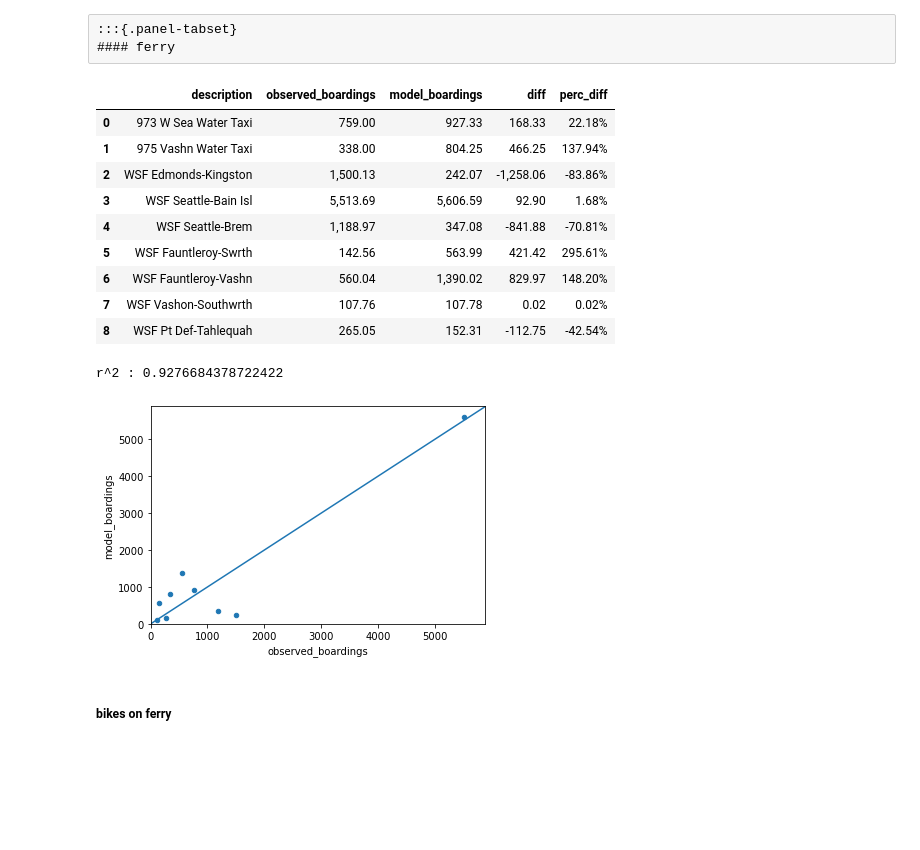
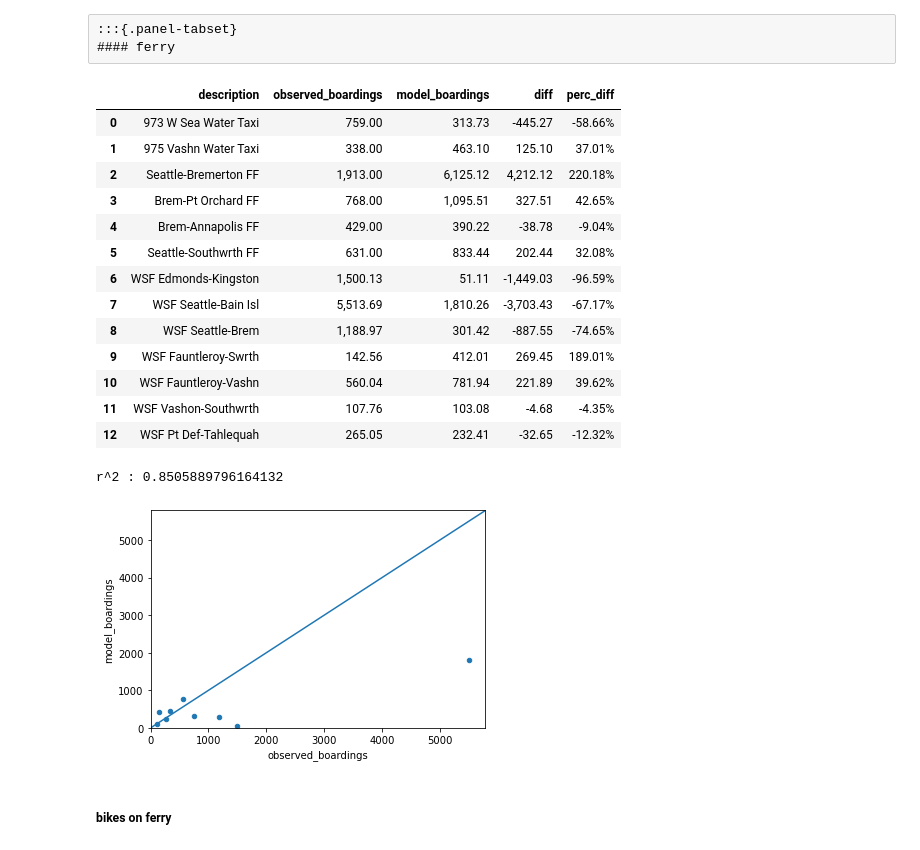
Before and after one commit to psrc/soundcast, a Jupyter notebook: scripts/summarize/validation_network/validation_scripts/transit_validation.ipynb, the cells around one changed output. Saved outputs shown, nothing was run; the diff lists cells and outputs as text; code cells hidden in the pictures; blank space fills up the shorter version.

```diff
--- a/scripts/summarize/validation_network/validation_scripts/transit_validation.ipynb
+++ b/scripts/summarize/validation_network/validation_scripts/transit_validation.ipynb
@@ -78,24 +78,28 @@ table_df
 # %%
 df_boarding_key = pd.read_csv(os.path.join(csv_path,'daily_boardings_key_routes.csv'), index_col='description')
 df_boarding_key[['observed_boardings','model_boardings']] = df_boarding_key[['observed_boardings','model_boardings']].astype('float')
 
-df = df_boarding_key[df_boarding_key['route_code'].isin([5001,5002,5003,5004,5005,5006,5007,1973,1975])].reset_index()
+df = df_boarding_key[df_boarding_key['route_code'].isin([4200,4201,4203,4204,5001,5002,5003,5004,5005,5006,5007,1973,1975])].reset_index()
 df.drop(['route_code','agency'], axis=1, inplace=True)
 
 df_table = df.copy()
 df_table[['perc_diff']] = df_table[['perc_diff']].applymap(format_percent)
 df_table
 # %% [output]
 |  | description | observed_boardings | model_boardings | diff | perc_diff |
-| 0 | 973 W Sea Water Taxi | 759.00 | 927.33 | 168.33 | 22.18% |
-| 1 | 975 Vashn Water Taxi | 338.00 | 804.25 | 466.25 | 137.94% |
-| 2 | WSF Edmonds-Kingston | 1,500.13 | 242.07 | -1,258.06 | -83.86% |
-| 3 | WSF Seattle-Bain Isl | 5,513.69 | 5,606.59 | 92.90 | 1.68% |
-| 4 | WSF Seattle-Brem | 1,188.97 | 347.08 | -841.88 | -70.81% |
-| 5 | WSF Fauntleroy-Swrth | 142.56 | 563.99 | 421.42 | 295.61% |
-| 6 | WSF Fauntleroy-Vashn | 560.04 | 1,390.02 | 829.97 | 148.20% |
-| 7 | WSF Vashon-Southwrth | 107.76 | 107.78 | 0.02 | 0.02% |
-| 8 | WSF Pt Def-Tahlequah | 265.05 | 152.31 | -112.75 | -42.54% |
+| 0 | 973 W Sea Water Taxi | 759.00 | 313.73 | -445.27 | -58.66% |
+| 1 | 975 Vashn Water Taxi | 338.00 | 463.10 | 125.10 | 37.01% |
+| 2 | Seattle-Bremerton FF | 1,913.00 | 6,125.12 | 4,212.12 | 220.18% |
+| 3 | Brem-Pt Orchard FF | 768.00 | 1,095.51 | 327.51 | 42.65% |
+| 4 | Brem-Annapolis FF | 429.00 | 390.22 | -38.78 | -9.04% |
+| 5 | Seattle-Southwrth FF | 631.00 | 833.44 | 202.44 | 32.08% |
+| 6 | WSF Edmonds-Kingston | 1,500.13 | 51.11 | -1,449.03 | -96.59% |
+| 7 | WSF Seattle-Bain Isl | 5,513.69 | 1,810.26 | -3,703.43 | -67.17% |
+| 8 | WSF Seattle-Brem | 1,188.97 | 301.42 | -887.55 | -74.65% |
+| 9 | WSF Fauntleroy-Swrth | 142.56 | 412.01 | 269.45 | 189.01% |
+| 10 | WSF Fauntleroy-Vashn | 560.04 | 781.94 | 221.89 | 39.62% |
+| 11 | WSF Vashon-Southwrth | 107.76 | 103.08 | -4.68 | -4.35% |
+| 12 | WSF Pt Def-Tahlequah | 265.05 | 232.41 | -32.65 | -12.32% |
 # %%
 if len(df) > 0:
     ax = df.plot(kind='scatter', x='observed_boardings', y='model_boardings')
@@ -107,8 +111,8 @@ if len(df) > 0:
     slope, intercept, r_value, p_value, std_err = stats.linregress(df['observed_boardings'],df['model_boardings'])
     print('r^2 ' + str('') + ': ' + str(r_value))
 # %% [output]
-r^2 : 0.9276684378722422
+r^2 : 0.8505889796164132
-[figure, old version]
+[figure, new version]
 # %% [markdown]
 ##### bikes on ferry
 # %%
```
Also changed, not shown: parts of 10 cells of this notebook, 1 other file.
